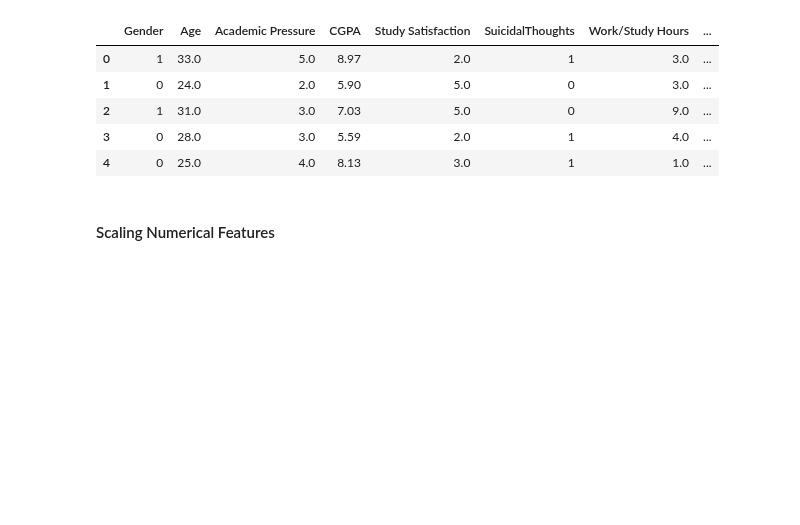
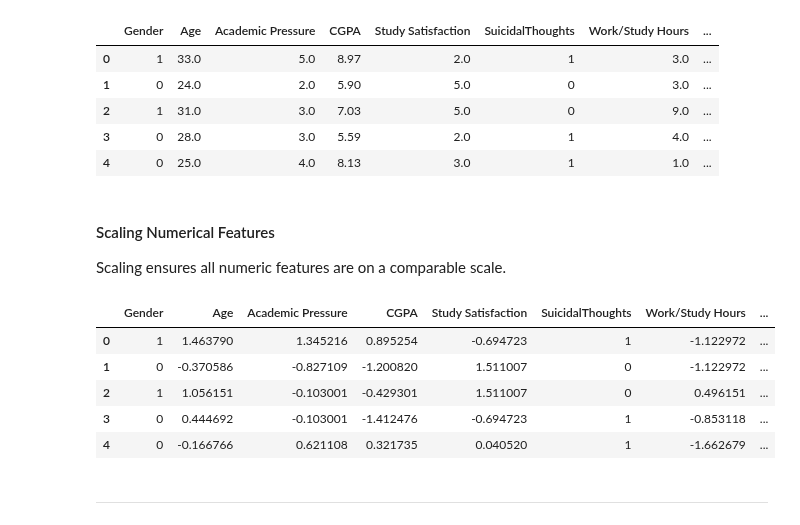
Before and after one commit to Siddharth-Saravanan/Student_Depression_Analysis_and_Prediction_using_Machine_Learning, a Jupyter notebook: student_depression_prediction.ipynb, the cells around one changed output. Saved outputs shown, nothing was run; the diff lists cells and outputs as text; code cells hidden in the pictures; blank space fills up the shorter version.

Commit message:
Preprocessing: Scaled numerical features

```diff
--- a/student_depression_prediction.ipynb
+++ b/student_depression_prediction.ipynb
@@ -1493,5 +1493,27 @@ depr_df.head()
 | 2 | 1 | 31.0 | 3.0 | 7.03 | 5.0 | 0 | 9.0 | ... |
 | 3 | 0 | 28.0 | 3.0 | 5.59 | 2.0 | 1 | 4.0 | ... |
 | 4 | 0 | 25.0 | 4.0 | 8.13 | 3.0 | 1 | 1.0 | ... |
-# %% [markdown]
-#### Scaling Numerical Features
+# %% [markdown]
+#### Scaling Numerical Features
+
+Scaling ensures all numeric features are on a comparable scale.
+# %%
+# Import StandardScaler
+from sklearn.preprocessing import StandardScaler
+
+# Numerical cols to scale
+numeric_cols = ['Age', 'Academic Pressure', 'CGPA', 'Study Satisfaction', 'Work/Study Hours', 'Financial Stress']
+
+scaler = StandardScaler()
+depr_df[numeric_cols] = scaler.fit_transform(depr_df[numeric_cols])
+
+depr_df.head()
+# %% [output]
+|  | Gender | Age | Academic Pressure | CGPA | Study Satisfaction | SuicidalThoughts | Work/Study Hours | ... |
+| 0 | 1 | 1.463790 | 1.345216 | 0.895254 | -0.694723 | 1 | -1.122972 | ... |
+| 1 | 0 | -0.370586 | -0.827109 | -1.200820 | 1.511007 | 0 | -1.122972 | ... |
+| 2 | 1 | 1.056151 | -0.103001 | -0.429301 | 1.511007 | 0 | 0.496151 | ... |
+| 3 | 0 | 0.444692 | -0.103001 | -1.412476 | -0.694723 | 1 | -0.853118 | ... |
+| 4 | 0 | -0.166766 | 0.621108 | 0.321735 | 0.040520 | 1 | -1.662679 | ... |
+# %% [markdown]
+---
```
